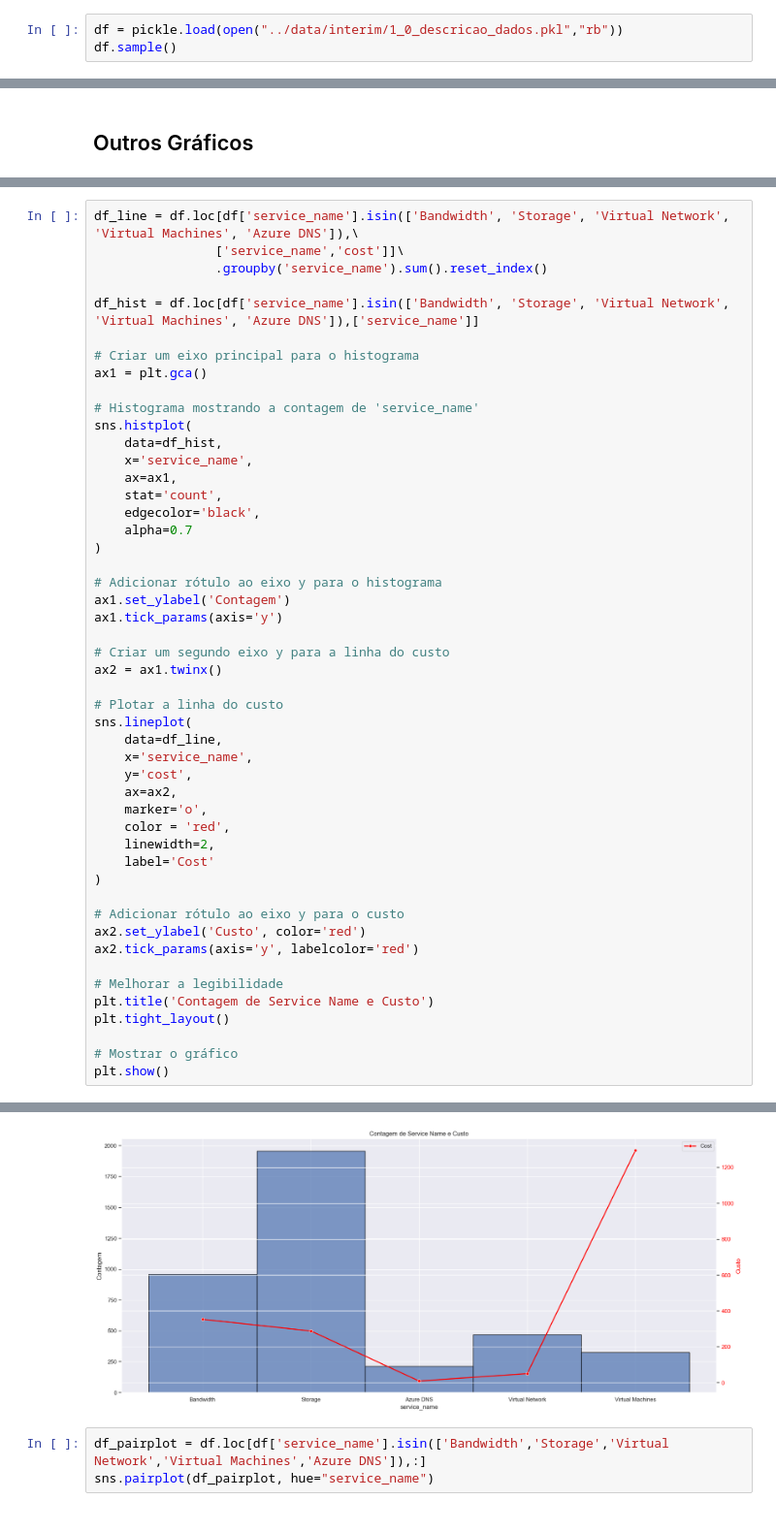
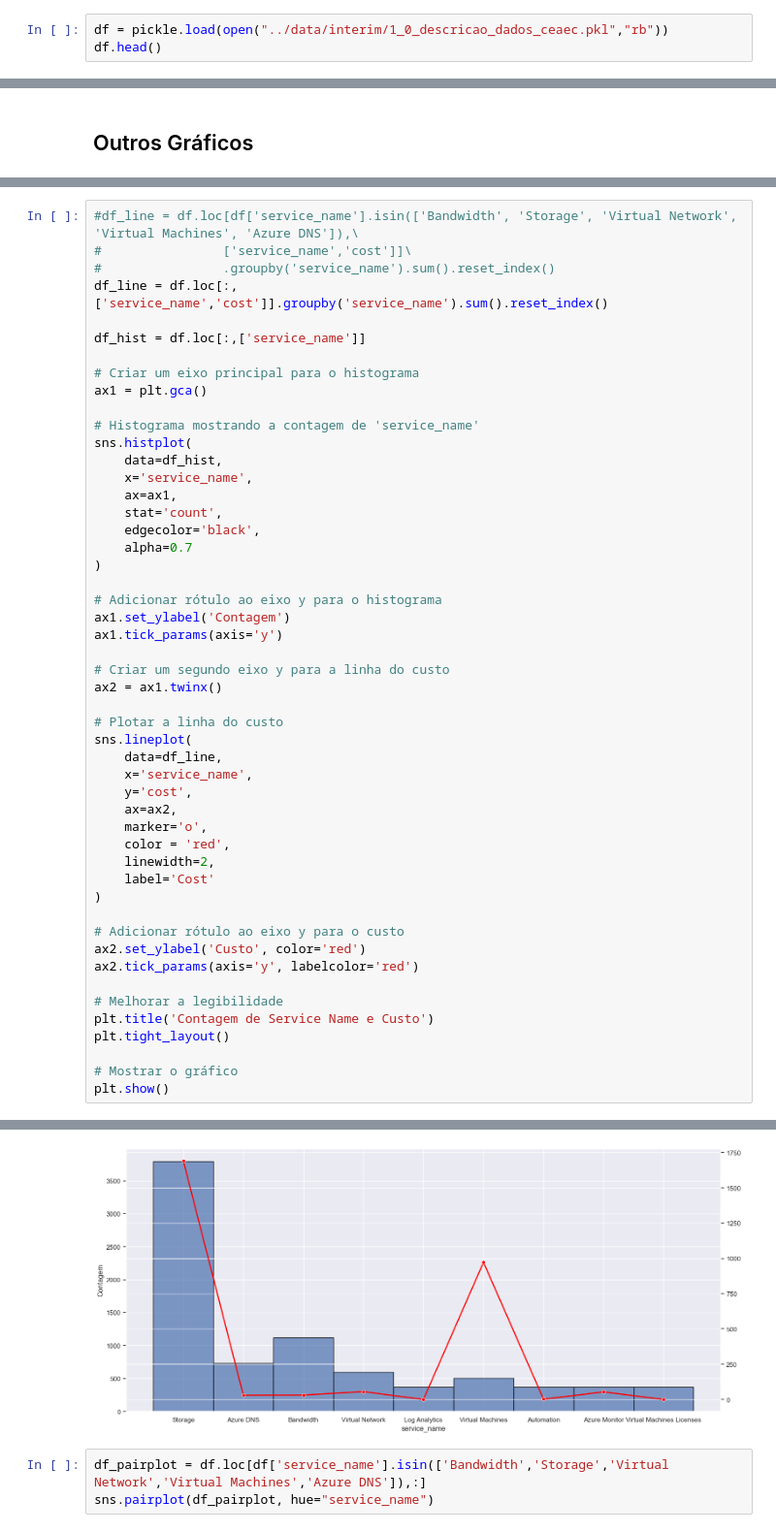
Before and after one commit to Gabrielnbr/modelo_unicin, a Jupyter notebook: notebooks/2_0_eda_pre_feature_engineering.ipynb, the cells around one changed output, grey strips where cells are left out. Shown at 97% size. Saved outputs shown, nothing was run; the diff lists cells and outputs as text.

```diff
--- a/notebooks/2_0_eda_pre_feature_engineering.ipynb
+++ b/notebooks/2_0_eda_pre_feature_engineering.ipynb
@@ -43,7 +61,7 @@ Populating the interactive namespace from numpy and matplotlib
 # %% [markdown]
 ## 0.2 Load Data
 # %%
-df = pickle.load(open("../data/interim/1_0_descricao_dados.pkl","rb"))
-df.sample()
+df = pickle.load(open("../data/interim/1_0_descricao_dados_ceaec.pkl","rb"))
+df.head()
 # %% [output]
 |  | subscription_name | subscription_guid | date | resource_guid | service_name | service_type | ... |
@@ -128,9 +208,10 @@ Index(['subscription_name', 'subscription_guid', 'date', 'resource_guid',
 # %%
-df_line = df.loc[df['service_name'].isin(['Bandwidth', 'Storage', 'Virtual Network', 'Virtual Machines', 'Azure DNS']),\
-                ['service_name','cost']]\
-                .groupby('service_name').sum().reset_index()
+#df_line = df.loc[df['service_name'].isin(['Bandwidth', 'Storage', 'Virtual Network', 'Virtual Machines', 'Azure DNS']),\
+#                ['service_name','cost']]\
+#                .groupby('service_name').sum().reset_index()
+df_line = df.loc[:,['service_name','cost']].groupby('service_name').sum().reset_index()
 
-df_hist = df.loc[df['service_name'].isin(['Bandwidth', 'Storage', 'Virtual Network', 'Virtual Machines', 'Azure DNS']),['service_name']]
+df_hist = df.loc[:,['service_name']]
 
 # Criar um eixo principal para o histograma
 ax1 = plt.gca()
@@ -178,4 +260,4 @@ plt.show()
-[figure, old version]
+[figure, new version]
 # %%
 df_pairplot = df.loc[df['service_name'].isin(['Bandwidth','Storage','Virtual Network','Virtual Machines','Azure DNS']),:]
 sns.pairplot(df_pairplot, hue="service_name")
```
Also changed, not shown: parts of 19 cells of this notebook, 12 other files.
